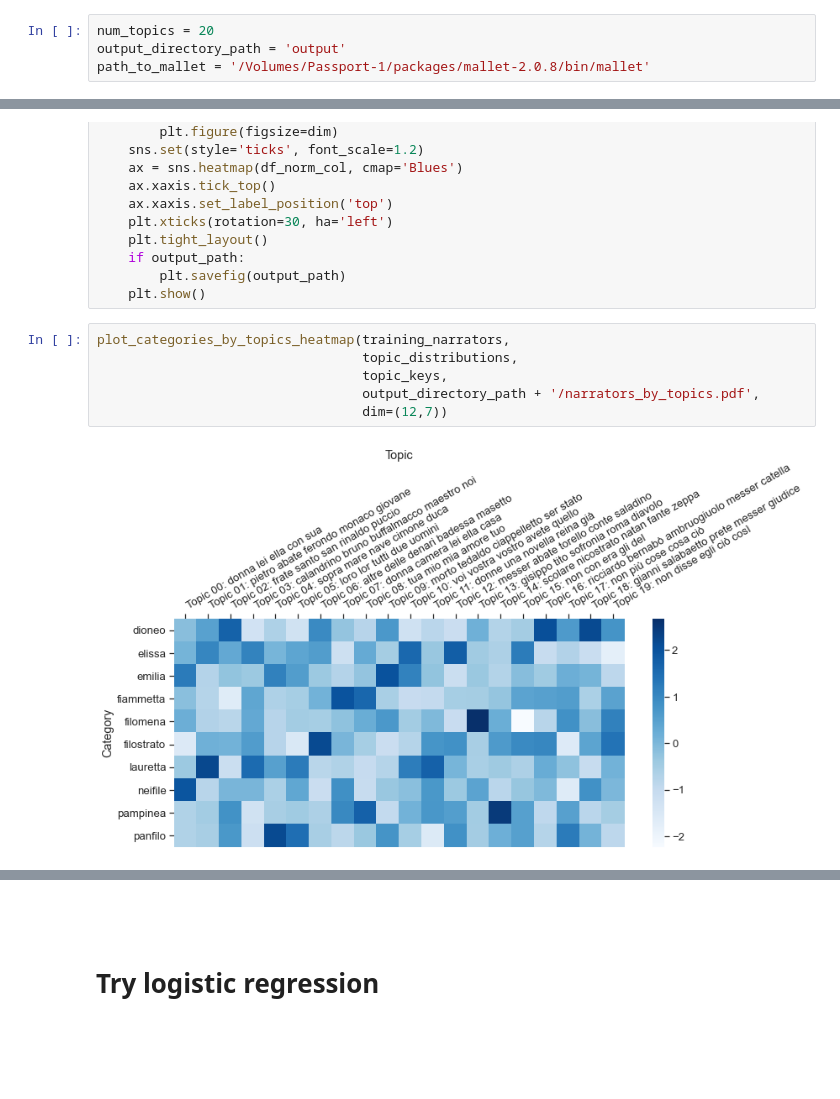
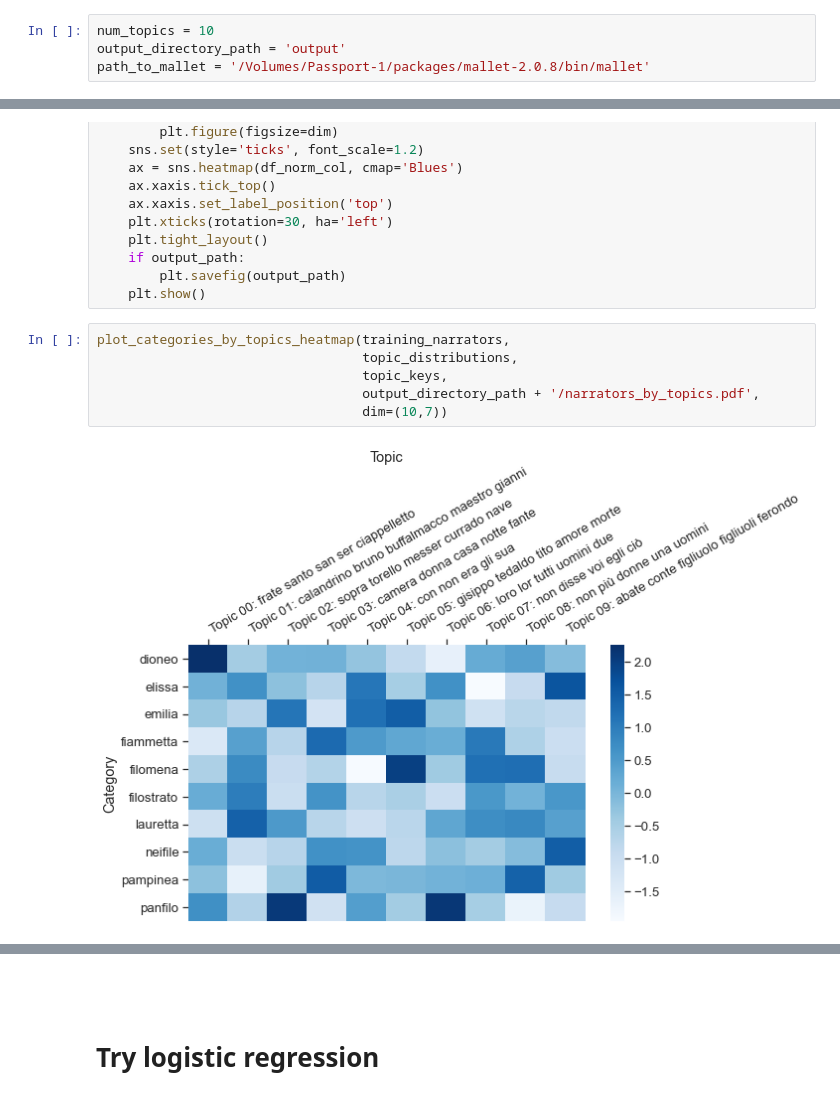
Before and after one commit to pasta41/decameron, a Jupyter notebook: maria/explore_lr_and_topics.ipynb, the cells around one changed output, grey strips where cells are left out. Drawn from its saved outputs; the diff is of its cells as text; blank space fills up the shorter version.

Commit message:
added a jupyter notebook with lr, topic modeling, pmi

```diff
--- a/maria/explore_lr_and_topics.ipynb
+++ b/maria/explore_lr_and_topics.ipynb
@@ -80,7 +80,7 @@ len(training_texts), len(training_narrators), len(training_genders)
 # %% [output]
 (1210, 1210, 1210)
 # %%
-num_topics = 20
+num_topics = 10
 output_directory_path = 'output'
 path_to_mallet = '/Volumes/Passport-1/packages/mallet-2.0.8/bin/mallet'
 # %%
@@ -185,11 +175,11 @@ def plot_categories_by_topics_heatmap(labels,
 # %%
 plot_categories_by_topics_heatmap(training_narrators,
                                   topic_distributions,
                                   topic_keys,
                                   output_directory_path + '/narrators_by_topics.pdf',
-                                  dim=(12,7))
+                                  dim=(10,7))
 # %% [output]
-[figure, old version]
+[figure, new version]
 # %%
 def plot_categories_by_topics_heatmap(labels,
                                       topic_distributions,
```
Also changed, not shown: parts of 6 cells of this notebook, 7 other files.
